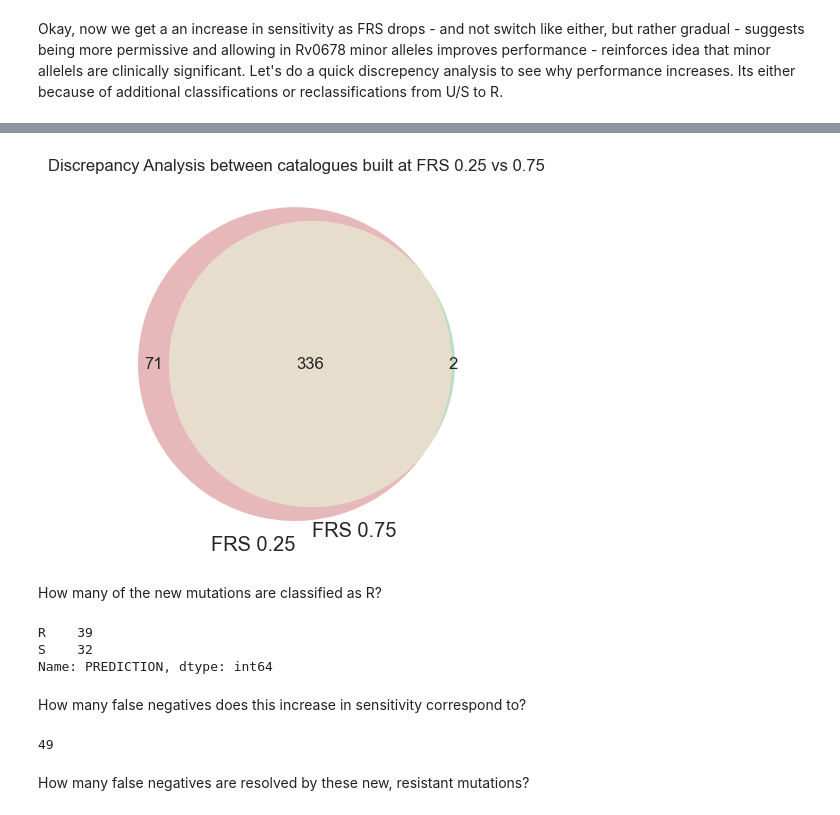
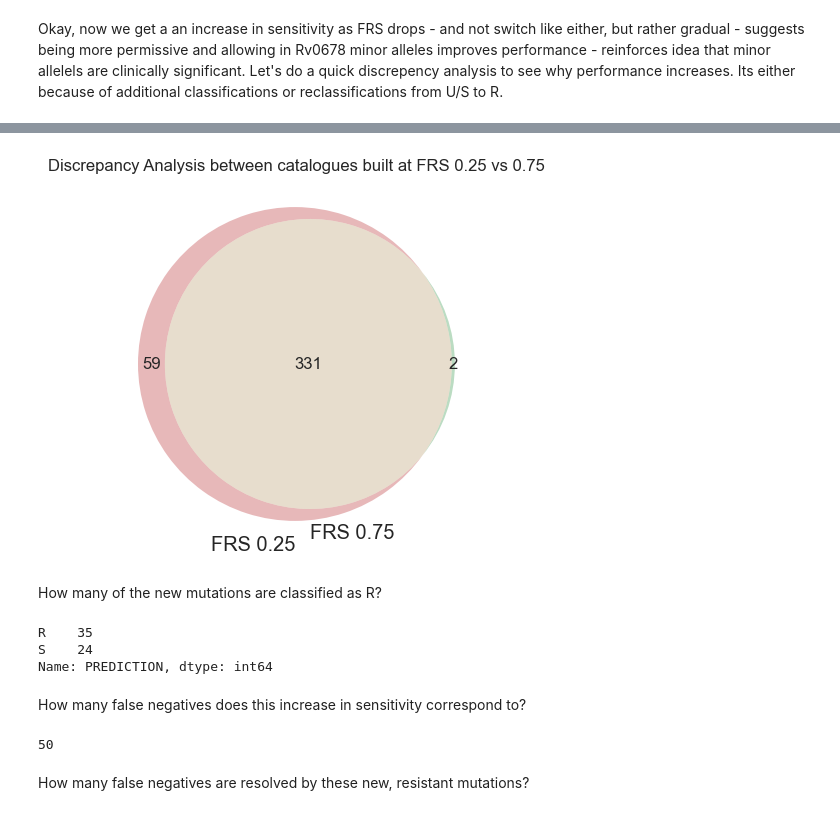
Before and after one commit to fowler-lab/tb-bdq-cat, a Jupyter notebook: manuscript.ipynb, the cells around one changed output, grey strips where cells are left out. Cells and saved outputs as stored; diff of their text form; code cells hidden in the pictures.

```diff
--- a/manuscript.ipynb
+++ b/manuscript.ipynb
@@ -784,32 +721,32 @@ _sens
 # %%
-catalogue25 = pd.read_csv('./catalogues/manuscript_2/rem_mmpL5/catalogue_FRS_24.csv')
-catalogue75 = pd.read_csv('./catalogues/manuscript_2/rem_mmpL5/catalogue_FRS_76.csv')
+catalogue25 = pd.read_csv('./catalogues/manuscript_2/rem_mmpL5/catalogue_FRS_25.csv')
+catalogue75 = pd.read_csv('./catalogues/manuscript_2/rem_mmpL5/catalogue_FRS_75.csv')
 
 shared = pd.merge(catalogue25, catalogue75, on='MUTATION', how='inner')['MUTATION'].unique()
 unique25 = catalogue25[~catalogue25['MUTATION'].isin(shared)]['MUTATION'].unique()
 unique75 = catalogue75[~catalogue75['MUTATION'].isin(shared)]['MUTATION'].unique()
 
 venn2(subsets=(len(unique25), len(unique75), len(shared)), set_labels=['FRS 0.25', 'FRS 0.75'])
 plt.title("Discrepancy Analysis between catalogues built at FRS 0.25 vs 0.75")
 plt.show()
 # %% [output]
-[figure, old version]
+[figure, new version]
 # %% [markdown]
 How many of the new mutations are classified as R?
 # %%
 catalogue25[catalogue25.MUTATION.isin(unique25)].PREDICTION.value_counts()
 # %% [output]
-R    39
-S    32
+R    35
+S    24
 Name: PREDICTION, dtype: int64
 # %% [markdown]
 How many false negatives does this increase in sensitivity correspond to?
 # %%
 data['FRS'] = data['FRS'].round(2)
 FN75 = data[data.FRS==0.76].FNs.tolist()[0]
-len(FN75) - len(data[data.FRS==0.26].FNs.tolist()[0])
+len(FN75) - len(data[data.FRS==0.25].FNs.tolist()[0])
 # %% [output]
-49
+50
 # %% [markdown]
 How many false negatives are resolved by these new, resistant mutations?
 # %%
```
Also changed, not shown: parts of 61 cells of this notebook, 9 other files.
